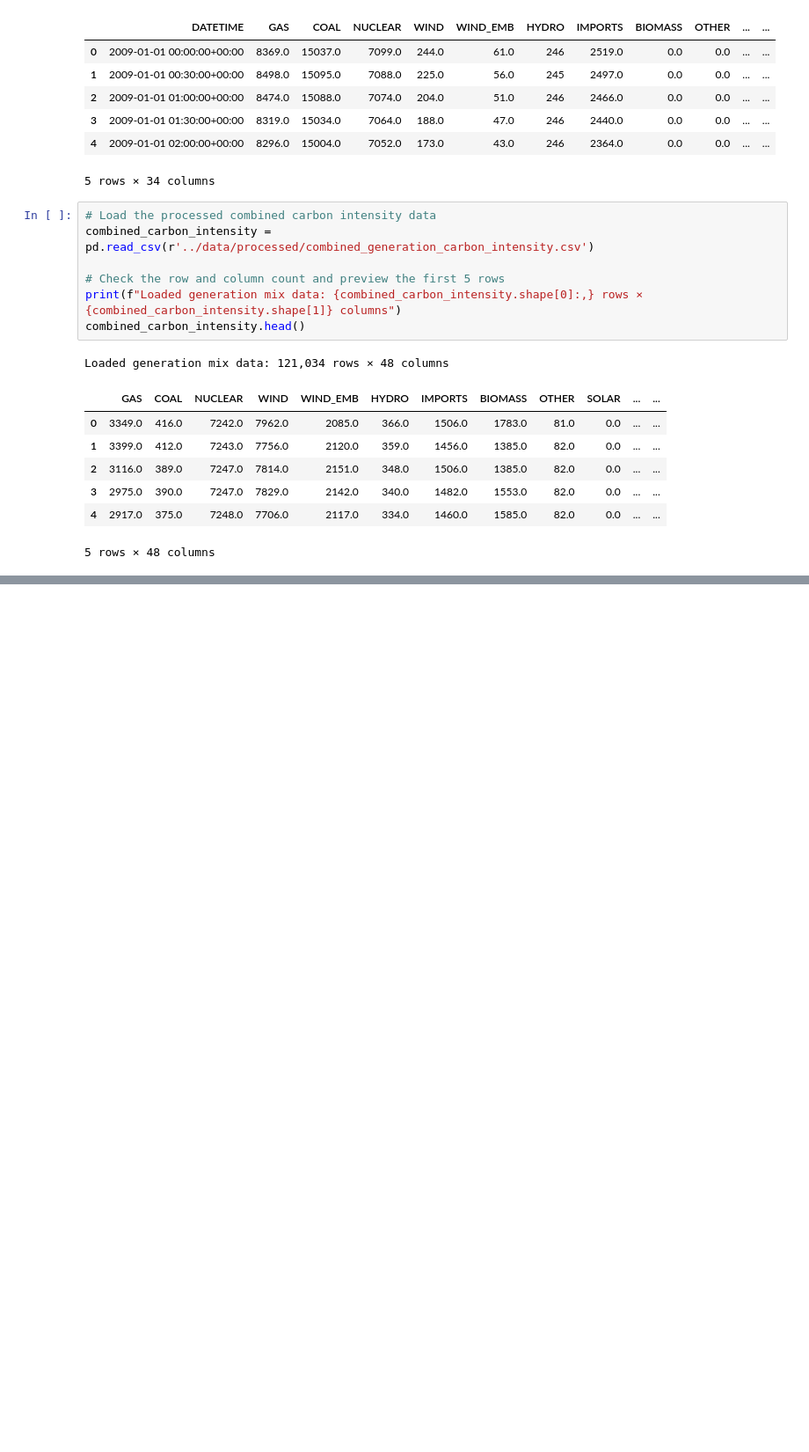
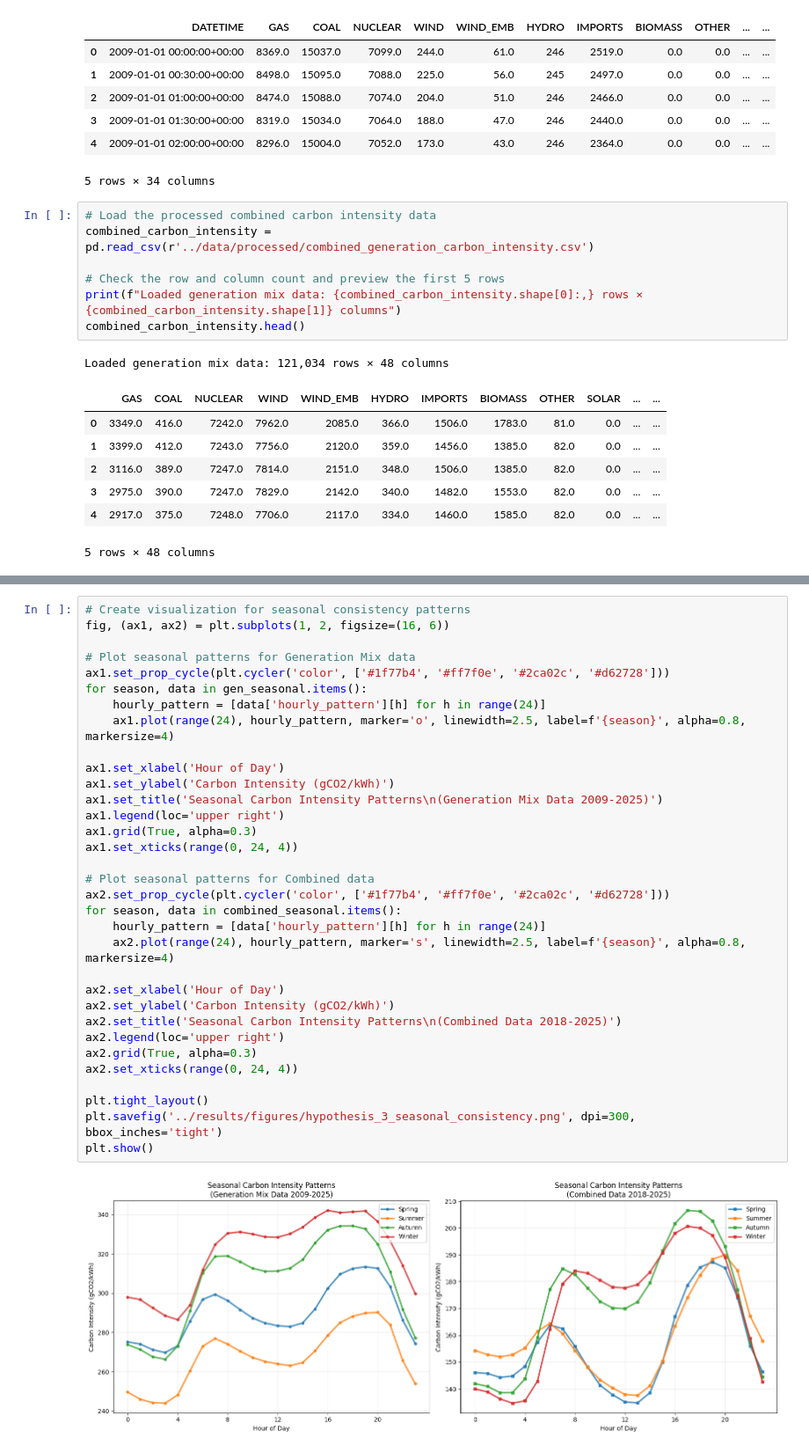
Before and after one commit to Julian-Elliott/grid-carbon-analysis, a Jupyter notebook: notebooks/06_hypothesis_testing.ipynb, the cells around one changed output, grey strips where cells are left out. Shown at 88% size. Drawn from its saved outputs; the diff is of its cells as text; blank space fills up the shorter version.

```diff
--- a/notebooks/06_hypothesis_testing.ipynb
+++ b/notebooks/06_hypothesis_testing.ipynb
@@ -61,0 +524,35 @@ Loaded generation mix data: 121,034 rows × 48 columns
+# %%
+# Create visualization for seasonal consistency patterns
+fig, (ax1, ax2) = plt.subplots(1, 2, figsize=(16, 6))
+
+# Plot seasonal patterns for Generation Mix data
+ax1.set_prop_cycle(plt.cycler('color', ['#1f77b4', '#ff7f0e', '#2ca02c', '#d62728']))
+for season, data in gen_seasonal.items():
+    hourly_pattern = [data['hourly_pattern'][h] for h in range(24)]
+    ax1.plot(range(24), hourly_pattern, marker='o', linewidth=2.5, label=f'{season}', alpha=0.8, markersize=4)
+
+ax1.set_xlabel('Hour of Day')
+ax1.set_ylabel('Carbon Intensity (gCO2/kWh)')
+ax1.set_title('Seasonal Carbon Intensity Patterns\n(Generation Mix Data 2009-2025)')
+ax1.legend(loc='upper right')
+ax1.grid(True, alpha=0.3)
+ax1.set_xticks(range(0, 24, 4))
+
+# Plot seasonal patterns for Combined data
+ax2.set_prop_cycle(plt.cycler('color', ['#1f77b4', '#ff7f0e', '#2ca02c', '#d62728']))
+for season, data in combined_seasonal.items():
+    hourly_pattern = [data['hourly_pattern'][h] for h in range(24)]
+    ax2.plot(range(24), hourly_pattern, marker='s', linewidth=2.5, label=f'{season}', alpha=0.8, markersize=4)
+
+ax2.set_xlabel('Hour of Day')
+ax2.set_ylabel('Carbon Intensity (gCO2/kWh)')
+ax2.set_title('Seasonal Carbon Intensity Patterns\n(Combined Data 2018-2025)')
+ax2.legend(loc='upper right')
+ax2.grid(True, alpha=0.3)
+ax2.set_xticks(range(0, 24, 4))
+
+plt.tight_layout()
+plt.savefig('../results/figures/hypothesis_3_seasonal_consistency.png', dpi=300, bbox_inches='tight')
+plt.show()
+# %% [output]
+[figure, added]
```
Also changed, not shown: parts of 15 cells of this notebook, 3 other files.
